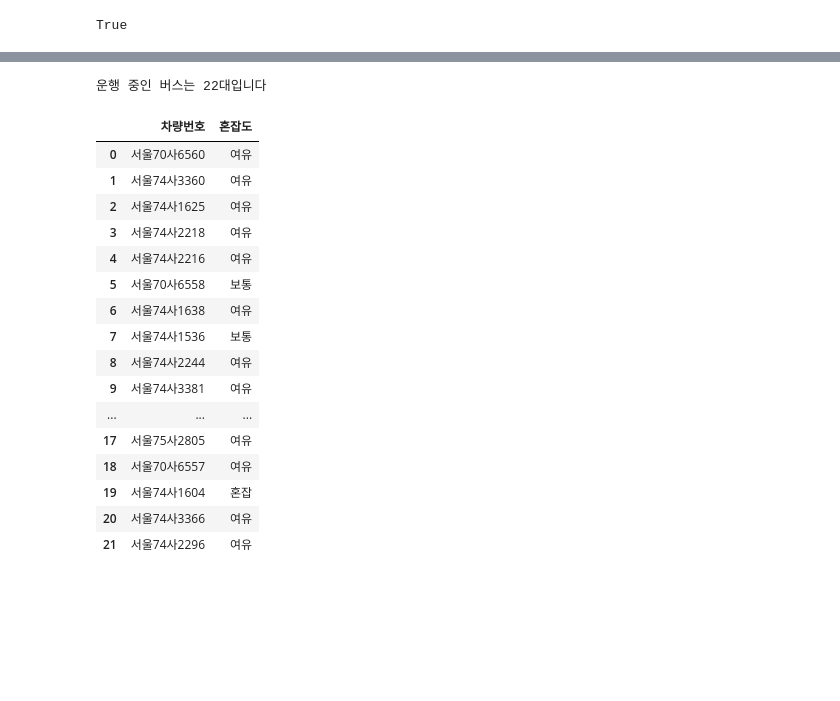
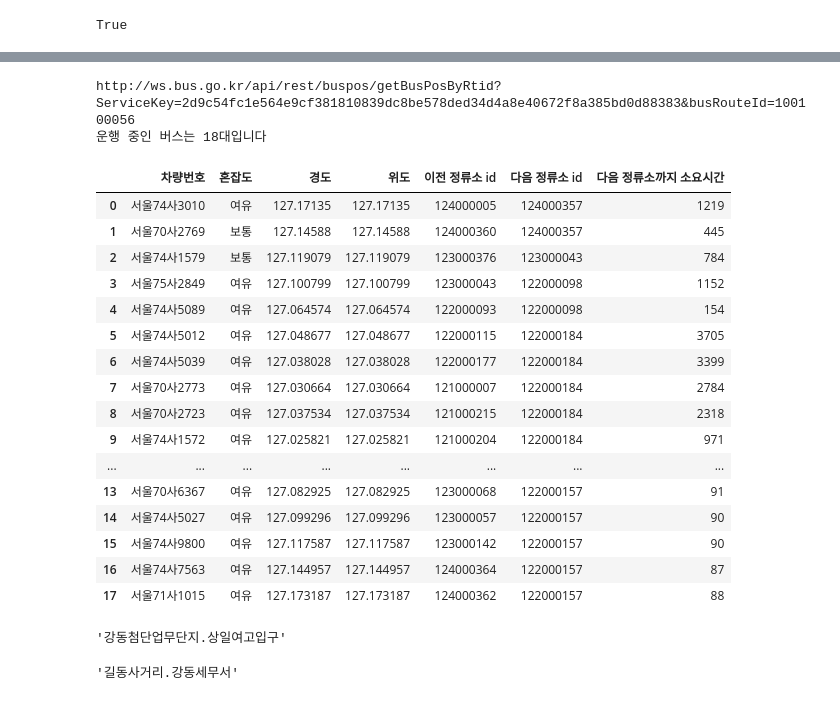
Before and after one commit to Harutoshi87/KI, a Jupyter notebook: source/01_python/ch14_웹데이터수집1_정적_공공api.ipynb, the cells around one changed output, grey strips where cells are left out. Cells and saved outputs as stored; diff of their text form; code cells hidden in the pictures; blank space fills up the shorter version.

```diff
--- a/source/01_python/ch14_웹데이터수집1_정적_공공api.ipynb
+++ b/source/01_python/ch14_웹데이터수집1_정적_공공api.ipynb
@@ -1130,6 +1129,8 @@ busRouteId = 100100034
 # %%
 # step2. 버스id로 버스 정류장 목록 받아오기 (정류장명, 정류장id, 경도, 위도)
 # 서울특별시_노선정보조회_서비스 - 4번 기능(getStationsByRouteList)
+# %%
+pd.options.display.max_rows=93
 # %%
 import pandas as pd
 url2 = f'http://ws.bus.go.kr/api/rest/busRouteInfo/getStaionByRoute?ServiceKey={key}&busRouteId={busRouteId}'
@@ -1159,42 +1171,61 @@ df_station.head()
 # 서울특별시_버스위치정보조회 서비스 - 2번(getBusPosByRtidList)
 # %%
 url3 = f'http://ws.bus.go.kr/api/rest/buspos/getBusPosByRtid?ServiceKey={key}&busRouteId={busRouteId}'
-# print(url3)
+print(url3)
 response = requests.get(url3)
 soup = BeautifulSoup(response.text, 'xml')
 itemLists = soup.select('itemList')
 print(f'운행 중인 버스는 {len(itemLists)}대입니다')
 bus_position = []
 for itemList in itemLists:
     plainNo = itemList.select_one('plainNo').text # 차량번호
     congetion = itemList.select_one('congetion').text # 혼잡도(congetion)
     # 혼잡도(0 : 없음, 3 : 여유, 4 : 보통, 5 : 혼잡, 6 : 매우혼잡)
     congetion = '없음' if congetion=='0' \
             else '여유' if congetion=='3' \
             else '보통' if congetion=='4' \
             else '혼잡' if congetion=='5' else '매우혼잡'
+    gpsX = itemList.select_one('gpsX').text # 경도
+    gpsY = itemList.select_one('gpsX').text # 위도
+    lastStnId = itemList.select_one('lastStnId').text # 최종 정류소 id
+    nextStId = itemList.select_one('nextStId').text # 다음 정류소 id
+    nextStTm = itemList.select_one('nextStTm').text # 다음 정류소까지 소요시간
     bus_position.append({
         '차량번호':plainNo,
-        '혼잡도':congetion
+        '혼잡도':congetion,
+        '경도':gpsX,
+        '위도':gpsY,
+        '이전 정류소 id':lastStnId,
+        '다음 정류소 id':nextStId,
+        '다음 정류소까지 소요시간':nextStTm
     })
 df_position = pd.DataFrame(bus_position)
 df_position
 # %% [output]
-운행 중인 버스는 22대입니다
+http://ws.bus.go.kr/api/rest/buspos/getBusPosByRtid?ServiceKey=2d9c54fc1e564e9cf381810839dc8be578ded34d4a8e40672f8a385bd0d88383&busRouteId=100100056
+운행 중인 버스는 18대입니다
-|  | 차량번호 | 혼잡도 |
-| 0 | 서울70사6560 | 여유 |
-| 1 | 서울74사3360 | 여유 |
-| 2 | 서울74사1625 | 여유 |
-| 3 | 서울74사2218 | 여유 |
-| 4 | 서울74사2216 | 여유 |
-| 5 | 서울70사6558 | 보통 |
-| 6 | 서울74사1638 | 여유 |
-| 7 | 서울74사1536 | 보통 |
-| 8 | 서울74사2244 | 여유 |
-| 9 | 서울74사3381 | 여유 |
-| ... | ... | ... |
-| 17 | 서울75사2805 | 여유 |
-| 18 | 서울70사6557 | 여유 |
-| 19 | 서울74사1604 | 혼잡 |
-| 20 | 서울74사3366 | 여유 |
-| 21 | 서울74사2296 | 여유 |
+|  | 차량번호 | 혼잡도 | 경도 | 위도 | 이전 정류소 id | 다음 정류소 id | 다음 정류소까지 소요시간 |
+| 0 | 서울74사3010 | 여유 | 127.17135 | 127.17135 | 124000005 | 124000357 | 1219 |
+| 1 | 서울70사2769 | 보통 | 127.14588 | 127.14588 | 124000360 | 124000357 | 445 |
+| 2 | 서울74사1579 | 보통 | 127.119079 | 127.119079 | 123000376 | 123000043 | 784 |
+| 3 | 서울75사2849 | 여유 | 127.100799 | 127.100799 | 123000043 | 122000098 | 1152 |
+| 4 | 서울74사5089 | 여유 | 127.064574 | 127.064574 | 122000093 | 122000098 | 154 |
+| 5 | 서울74사5012 | 여유 | 127.048677 | 127.048677 | 122000115 | 122000184 | 3705 |
+| 6 | 서울74사5039 | 여유 | 127.038028 | 127.038028 | 122000177 | 122000184 | 3399 |
+| 7 | 서울70사2773 | 여유 | 127.030664 | 127.030664 | 121000007 | 122000184 | 2784 |
+| 8 | 서울70사2723 | 여유 | 127.037534 | 127.037534 | 121000215 | 122000184 | 2318 |
+| 9 | 서울74사1572 | 여유 | 127.025821 | 127.025821 | 121000204 | 122000184 | 971 |
+| ... | ... | ... | ... | ... | ... | ... | ... |
+| 13 | 서울70사6367 | 여유 | 127.082925 | 127.082925 | 123000068 | 122000157 | 91 |
+| 14 | 서울74사5027 | 여유 | 127.099296 | 127.099296 | 123000057 | 122000157 | 90 |
+| 15 | 서울74사9800 | 여유 | 127.117587 | 127.117587 | 123000142 | 122000157 | 90 |
+| 16 | 서울74사7563 | 여유 | 127.144957 | 127.144957 | 124000364 | 122000157 | 87 |
+| 17 | 서울71사1015 | 여유 | 127.173187 | 127.173187 | 124000362 | 122000157 | 88 |
+# %%
+df_station.loc[df_station['id']=='124000192', '정류소명'].iloc[0]
+# %% [output]
+'강동첨단업무단지.상일여고입구'
+# %%
+df_station.loc[df_station['id']=='124000358', '정류소명'].iloc[0]
+# %% [output]
+'길동사거리.강동세무서'
```
Also changed, not shown: parts of 13 cells of this notebook, 6 other files.
